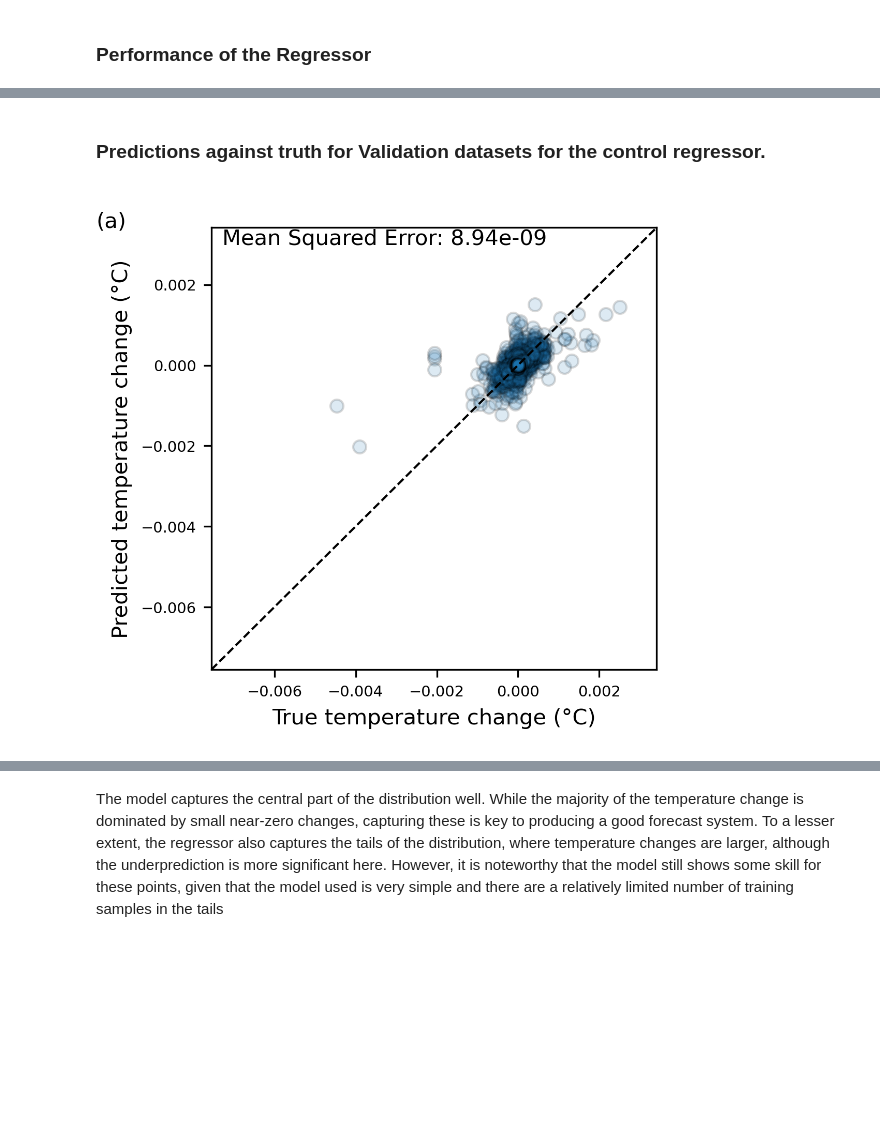
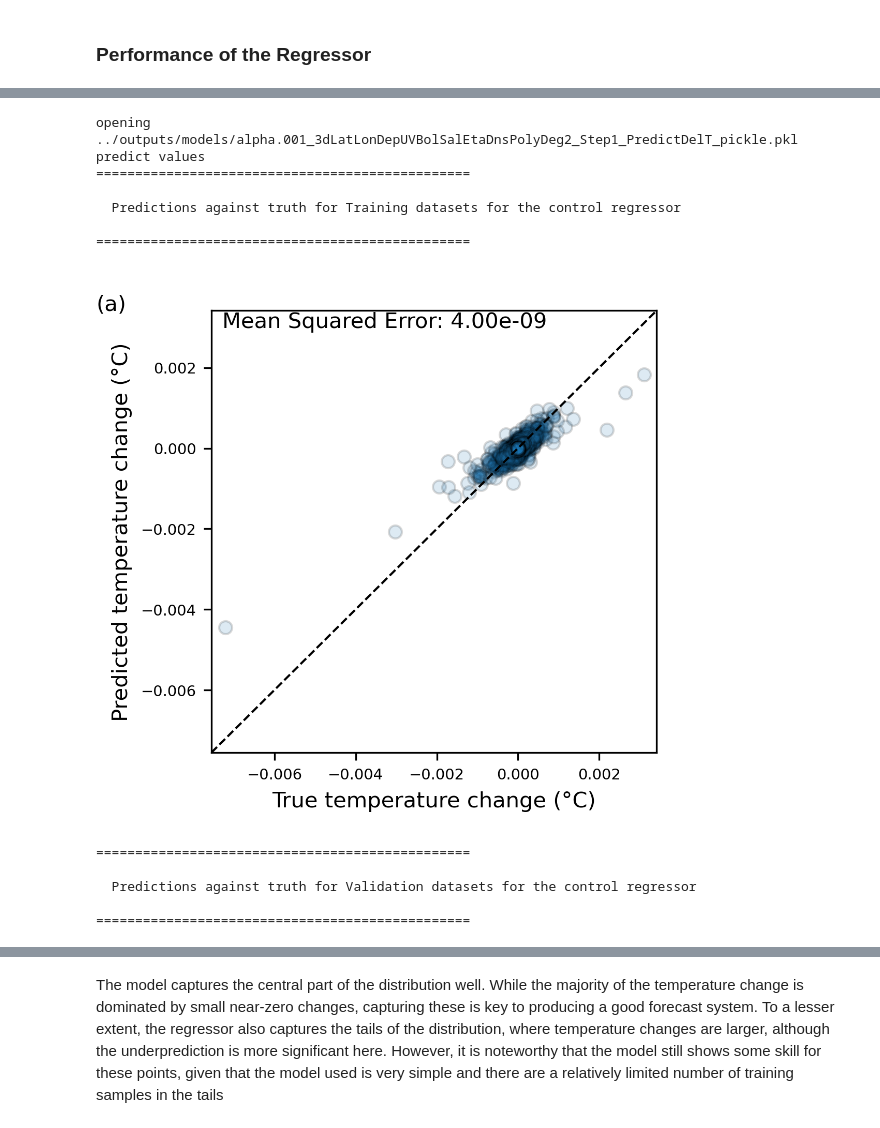
Before and after one commit to eds-book-gallery/3286b92f-4fae-4cc6-a29e-e408bc844542, a Jupyter notebook: notebooks/notebook.ipynb, the cells around one changed output, grey strips where cells are left out. Cells and saved outputs as stored; diff of their text form; code cells hidden in the pictures; blank space fills up the shorter version.

```diff
--- a/notebooks/notebook.ipynb
+++ b/notebooks/notebook.ipynb
@@ -396,5 +415,10 @@ clim_val_Temp_filename = path+'SinglePoint_'+data_name+'_ClimTemp_Val.npy'
 # %%
+path='../data/interim/'
+inputs_tr_filename = path+'trunc_SinglePoint_'+data_name+'_InputsTr.npy'
+inputs_val_filename = path+'trunc_SinglePoint_'+data_name+'_InputsVal.npy'
+inputs_te_filename = path+'trunc_SinglePoint_'+data_name+'_InputsTe.npy'
+
 #Loading Input Arrays
 norm_inputs_tr=np.load(inputs_tr_filename)
 norm_inputs_val=np.load(inputs_val_filename)
-norm_inputs_te=np.load(inputs_te_filename)
+norm_inputs_te=np.load(inputs_te_filename,'r')
@@ -496,15 +425,16 @@ am.plot_scatter(model_name, denorm_outputs_tr, denorm_lr_predicted_tr, name='tra
-# %% [markdown]
-### Predictions against truth for Validation datasets for the control regressor.
-# %%
-am.plot_scatter(
-    model_name,
-    denorm_outputs_val,
-    denorm_lr_predicted_val,
-    name='Validation',
-    top=top,
-    bottom=bottom,
-    text='(a)',
-    save=False
-)
-# %% [output]
-[figure, removed]
+# %%
+plot_scatter_data(run_vars,pkl_filename,data_name,model_name,norm_inputs_tr,norm_inputs_val,norm_inputs_te,lim=15000)
+# %% [output]
+opening ../outputs/models/alpha.001_3dLatLonDepUVBolSalEtaDnsPolyDeg2_Step1_PredictDelT_pickle.pkl
+predict values
+================================================
+
+  Predictions against truth for Training datasets for the control regressor
+
+================================================
+[figure, added]
+================================================
+
+  Predictions against truth for Validation datasets for the control regressor
+
+================================================
```
Also changed, not shown: parts of 54 cells of this notebook, 5 other files.
